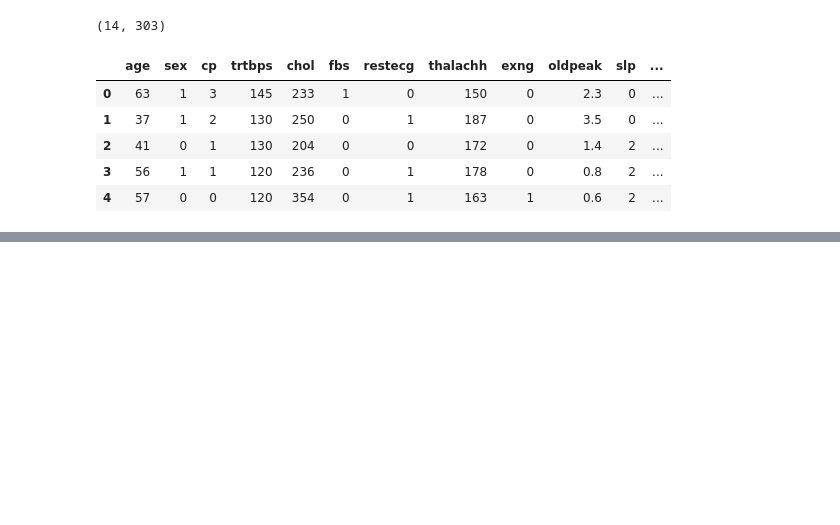
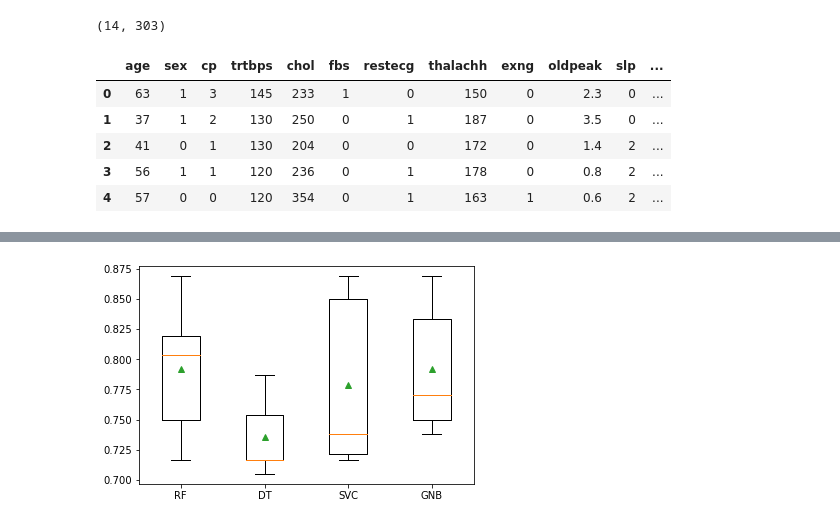
Before and after one commit to sunil3092/DBSEdu, a Jupyter notebook: Machine Learning and Pattern Recognisation/CA/CA_2 - 60per/CA2.ipynb, the cells around one changed output, grey strips where cells are left out. Saved outputs shown, nothing was run; the diff lists cells and outputs as text; code cells hidden in the pictures; blank space fills up the shorter version.

```diff
--- a/Machine Learning and Pattern Recognisation/CA/CA_2 - 60per/CA2.ipynb
+++ b/Machine Learning and Pattern Recognisation/CA/CA_2 - 60per/CA2.ipynb
@@ -148 +275,5 @@ pd.DataFrame([clf_acc])
+# %%
+plt.boxplot(clf_cv_scores.values(), labels = clf_cv_scores.keys(), showmeans = True);
+# %% [output]
+[figure, added]
 # %%
```
Also changed, not shown: parts of 46 cells of this notebook, 3 other files.
